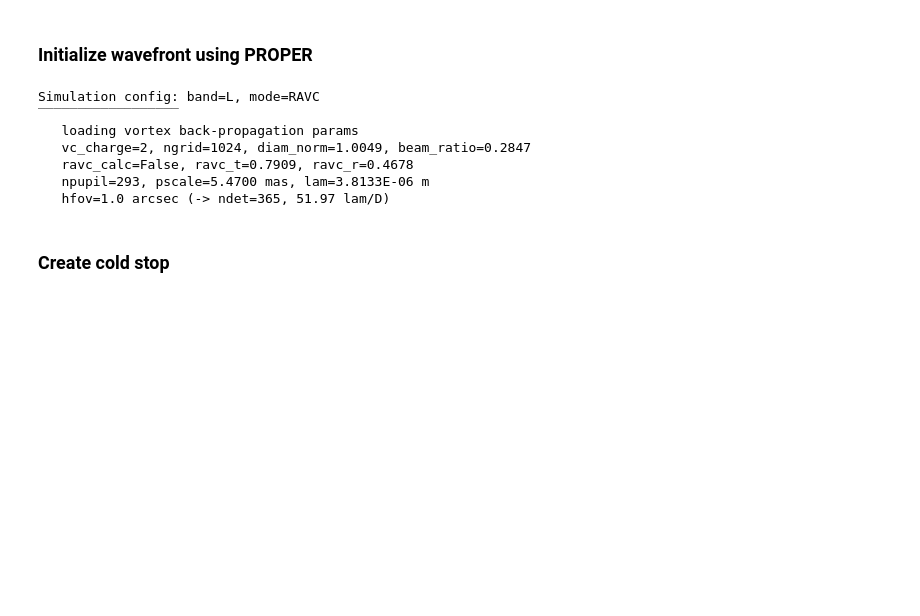
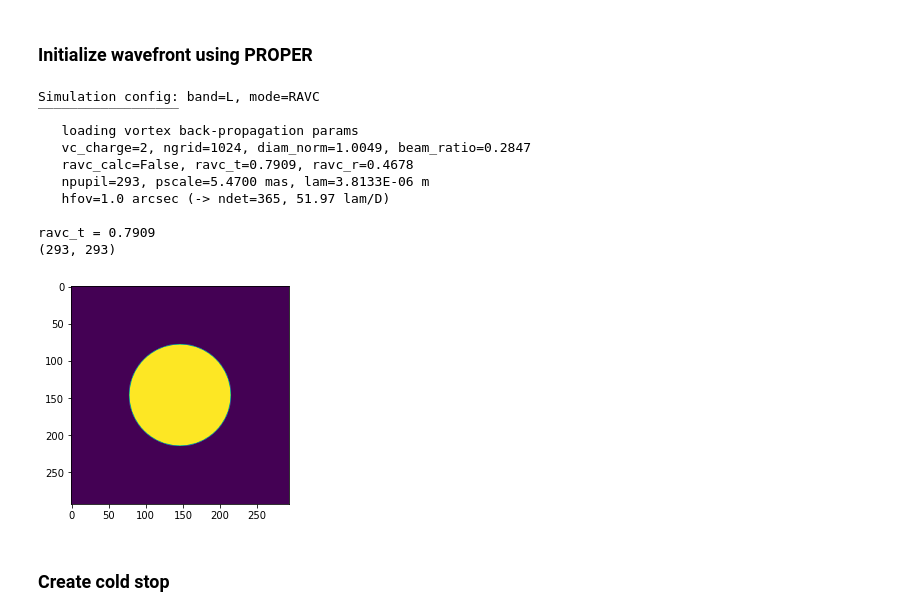
Before and after one commit to vortex-exoplanet/HEEPS, a Jupyter notebook: notebooks/vortex_center_glow/ELT-METIS_L_RAVC.ipynb, the cells around one changed output. Cells and saved outputs as stored; diff of their text form; code cells hidden in the pictures; blank space fills up the shorter version.

Commit message:
update vcg, fixing apodizer

```diff
--- a/notebooks/vortex_center_glow/ELT-METIS_L_RAVC.ipynb
+++ b/notebooks/vortex_center_glow/ELT-METIS_L_RAVC.ipynb
@@ -77,33 +77,42 @@ ndet = conf['ndet']
 cpu_count = conf['cpu_count']
 beam_ratio = npupil/ngrid*(diam_ext/pupil_img_size)
 wf = proper.prop_begin(diam_ext, lam, ngrid, beam_ratio)
+A_rap = proper.prop_get_amplitude(apodizer(deepcopy(wf), verbose=False, **conf))
+A_rap = crop_img(A_rap, conf['npupil'])
+print('ravc_t =', np.min(A_rap))
+print(A_rap.shape)
+plt.imshow(A_rap)
 
 # used to create the Lyot stop file
 if False:
     conf_ls_mask = dict(conf, diam_ext=36.905, diam_int=11.213,
                         f_lyot_stop='', ls_ext_circ=True, ls_int_circ=True)
     if 'L' in band:
         if 'RAVC' in mode:
             conf_ls_mask.update(ls_dRext=0.0477, ls_dRint=0.04, ls_dRspi=0.0249)
         elif 'CVC' in mode:
             conf_ls_mask.update(ls_dRext=0.0209, ls_dRint=0.09, ls_dRspi=0.0245)
     elif 'N' in band:
         if 'CVC' in mode:
             conf.update(ls_dRext=0.0268, ls_dRint=0.09, ls_dRspi=0.0357)
 
     ls_mask = lyot_stop(wf, apply_ls=False, **conf_ls_mask)
     start = int(ngrid/2 - npupil/2) + 1
     end = int(ngrid/2 + npupil/2) + 1
     ls_mask = ls_mask[start:end, start:end]
     fits.writeto('ls_VCG_spi_0.54_%s_%s.fits'%(band, mode), ls_mask, overwrite=True)
 # %% [output]
 Simulation config: band=L, mode=RAVC
 ‾‾‾‾‾‾‾‾‾‾‾‾‾‾‾‾‾‾
    loading vortex back-propagation params
    vc_charge=2, ngrid=1024, diam_norm=1.0049, beam_ratio=0.2847
    ravc_calc=False, ravc_t=0.7909, ravc_r=0.4678
    npupil=293, pscale=5.4700 mas, lam=3.8133E-06 m
    hfov=1.0 arcsec (-> ndet=365, 51.97 lam/D)
+
+ravc_t = 0.7909
+(293, 293)
+[figure, added]
 # %% [markdown]
 ### Create cold stop
 # %%
```
Also changed, not shown: parts of 12 cells of this notebook, 4 other files.
